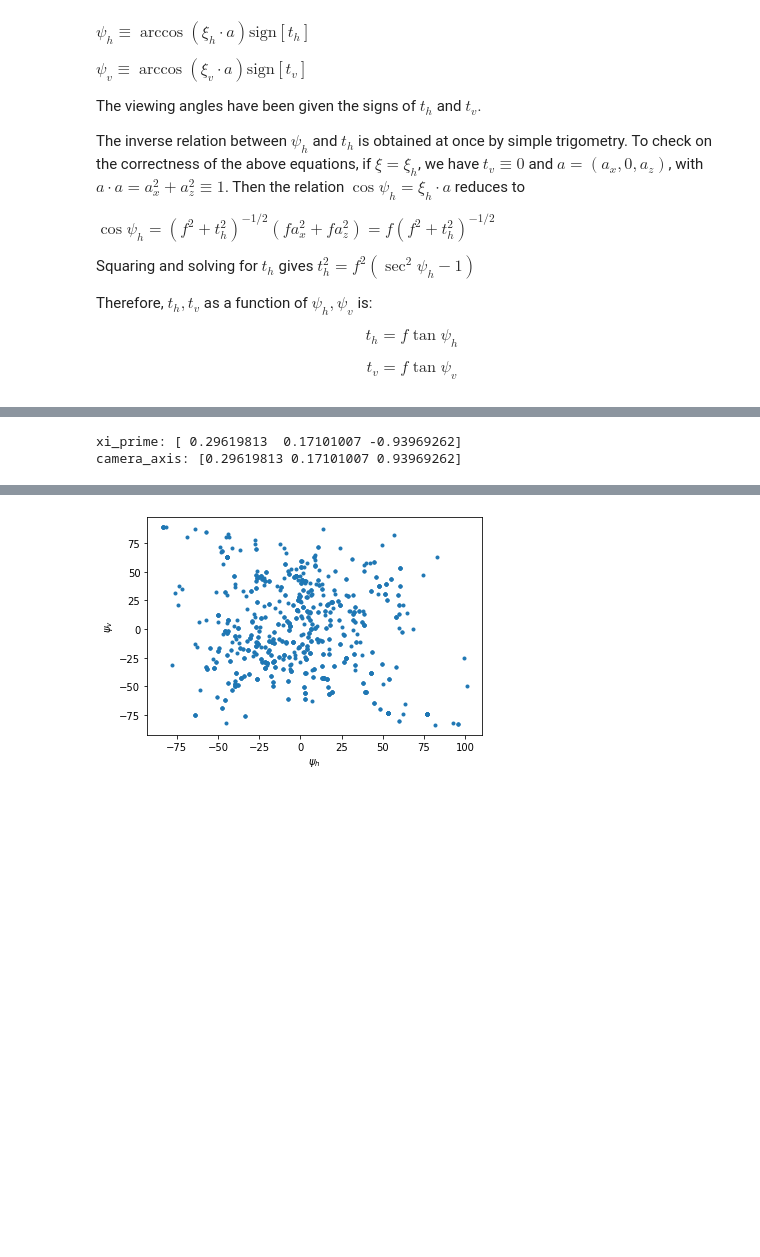
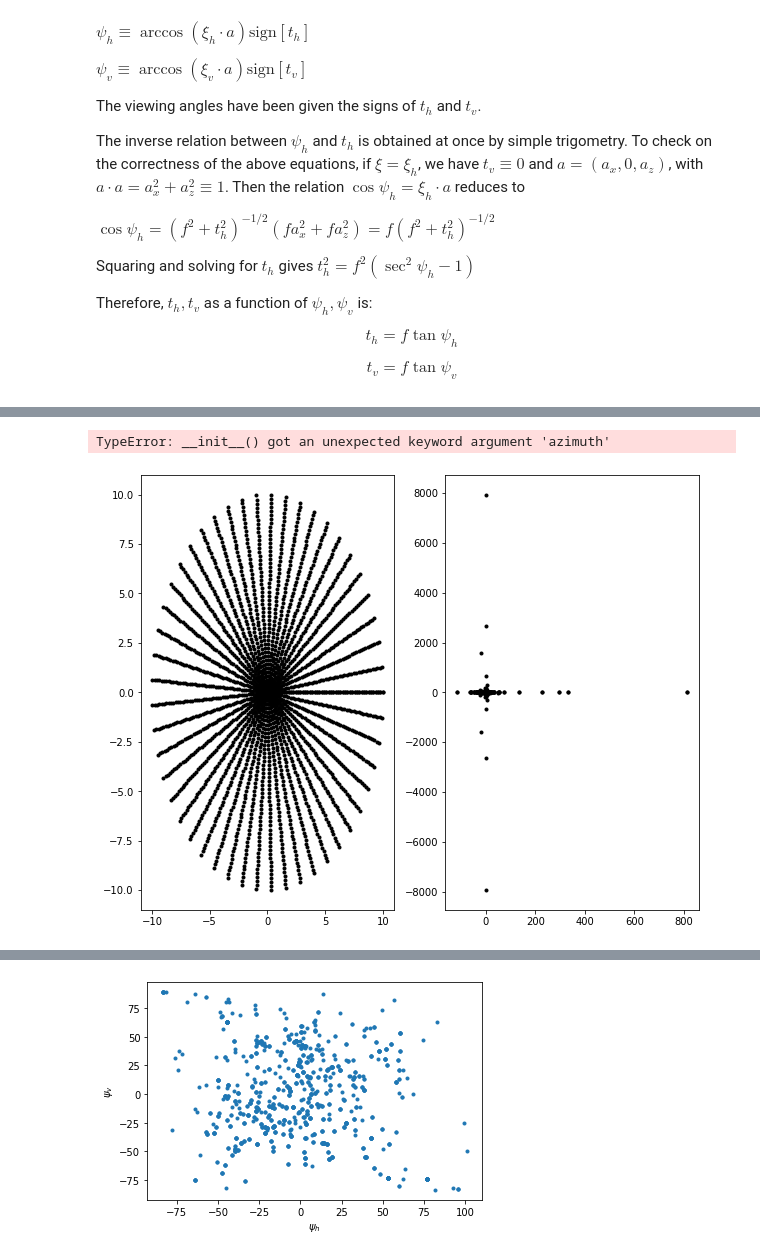
Before and after one commit to pakhuiying/wave_simulation, a Jupyter notebook: Cox_Munk_wave.ipynb, the cells around one changed output, grey strips where cells are left out. Saved outputs shown, nothing was run; the diff lists cells and outputs as text; code cells hidden in the pictures; blank space fills up the shorter version.

```diff
--- a/Cox_Munk_wave.ipynb
+++ b/Cox_Munk_wave.ipynb
@@ -874,7 +872,10 @@ plt.show()
 # %% [output]
 [figure]
 # %%
-BP = rt.BoundaryPoints(HD,solar_altitude = 70,azimuth = 30, step = 0.3)
+solar_altitude=30 #theta_s' = 60
+solar_azimuth=0
+BP = rt.BoundaryPoints(HD,solar_altitude = solar_altitude,
+                        solar_azimuth = solar_azimuth,  step = 0.3)
 
 fig1, ax1 = plt.subplots(1,2,figsize=(10,5))
 ax1[0].set_aspect('equal')
@@ -900,18 +908,18 @@ plt.show()
 #initialisation of parameters
 # daughter rays are automatically saved
 # solar_altitude and azimuth are wrt to wind-based coordinate system
-solar_altitude=30 #theta_s' = 60
-azimuth=0
+solar_altitude=70 #theta_s' = 60
+solar_azimuth=30
 n = 7
 step = 0.3
 BP = rt.BoundaryPoints(HD,solar_altitude = solar_altitude,
-                        azimuth = azimuth,
+                        solar_azimuth = solar_azimuth,
                         step = step)
 
 rt.RayTrace(solar_altitude=solar_altitude,
-    azimuth=azimuth,
+    solar_azimuth=solar_azimuth,
     save_fp=join(r"D:\PAKHUIYING\Image_processing\wave_simulation","save_DR"),
-    prefix = "solaralt{}_azimuth{}".format(solar_altitude,azimuth),
+    prefix = "solaralt{}_solarazi{}".format(solar_altitude,solar_azimuth),
     n = n,
     step = step)
 # %%
@@ -1083,14 +1093,13 @@ print('Number of data files: {}'.format(len(data_list)))
 Number of data files: 2
 # %%
-BP = rt.BoundaryPoints(HD,solar_altitude = 70,
-                        azimuth = 30,
+BP = rt.BoundaryPoints(HD,solar_altitude = 30,
+                        solar_azimuth = 0,
                         step = step)
 xi_prime = BP.get_xi_prime()
 camera_axis = xi_prime - 2*np.dot(xi_prime,np.array([0,0,1]))*np.array([0,0,1])
 print('xi_prime: {}'.format(xi_prime))
 print('camera_axis: {}'.format(camera_axis))
 # %% [output]
-xi_prime: [ 0.29619813  0.17101007 -0.93969262]
-camera_axis: [0.29619813 0.17101007 0.93969262]
+TypeError: __init__() got an unexpected keyword argument 'azimuth'
 # %%
 # initialise glitter pattern
@@ -1097,0 +1107,38 @@ GP = rt.GlitterPattern(data_list[1],xi_prime,camera_axis,n=200)
+# %%
+def get_pseudo_xi(xi_prime,camera_axis,f=1):
+    xi_prime = xi_prime/np.linalg.norm(xi_prime)
+    camera_axis = camera_axis/np.linalg.norm(camera_axis)
+    x = np.array([xi_prime[0],xi_prime[1],0])
+    x = x/np.linalg.norm(x)
+    i = np.array([1,0,0])
+    phi_prime = np.arccos(np.dot(x,i))
+    rot_mat = rt.wind_to_sun_rot(phi_prime)
+    xi_prime_sun = np.dot(rot_mat,xi_prime)
+    a_sun = np.dot(rot_mat,camera_axis)
+    azimuth_list = np.linspace(0,2*np.pi,50)
+    radius_list = np.linspace(0,10,50)
+    radius,azimuth = np.meshgrid(radius_list,azimuth_list)
+    psi_list = [(r*np.cos(azi),r*np.sin(azi)) for r,azi in zip(radius.flatten(),azimuth.flatten())]
+    psi_h = np.array([i[0] for i in psi_list])
+    psi_v = np.array([i[1] for i in psi_list])
+
+    t_h = f*np.tan(psi_h)
+    t_v = f*np.tan(psi_v)
+
+    xi_x_lambda = lambda f,t_h,t_v,a: ((f**2 + t_h**2 + t_v**2)**(-0.5))*(f*a[0] + t_v*a[2])
+    xi_y_lambda = lambda f,t_h,t_v,a: ((f**2 + t_h**2 + t_v**2)**(-0.5))*(-t_h)
+    xi_z_lambda = lambda f,t_h,t_v,a: ((f**2 + t_h**2 + t_v**2)**(-0.5))*(f*a[2] - a[0]*t_v)
+    xi = [np.array([xi_x_lambda(f,h,v,a_sun),xi_y_lambda(f,h,v,a_sun),xi_z_lambda(f,h,v,a_sun)]) for h,v in zip(t_h,t_v)]
+
+    fig,ax = plt.subplots(1,2,figsize=(10,8))
+    ax[0].plot(psi_h,psi_v,'k.')
+
+    ax[1].plot(t_h,t_v,'k.')
+    plt.show()
+
+    # specular = [True for x in xi if np.dot(x,a_sun)< 0]
+    return t_h,t_v
+
+t_h,t_v = get_pseudo_xi(xi_prime,camera_axis)
+# %% [output]
+[figure, added]
```
Also changed, not shown: parts of 15 cells of this notebook, 6 other files.
